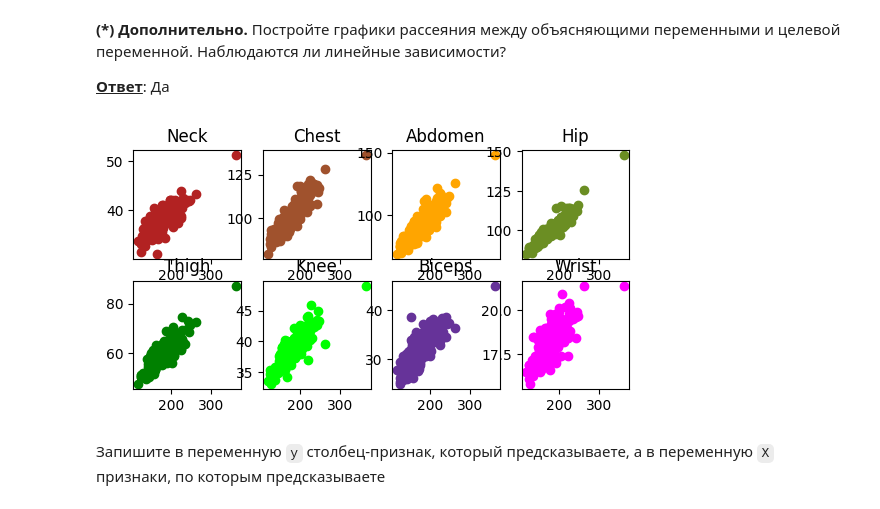
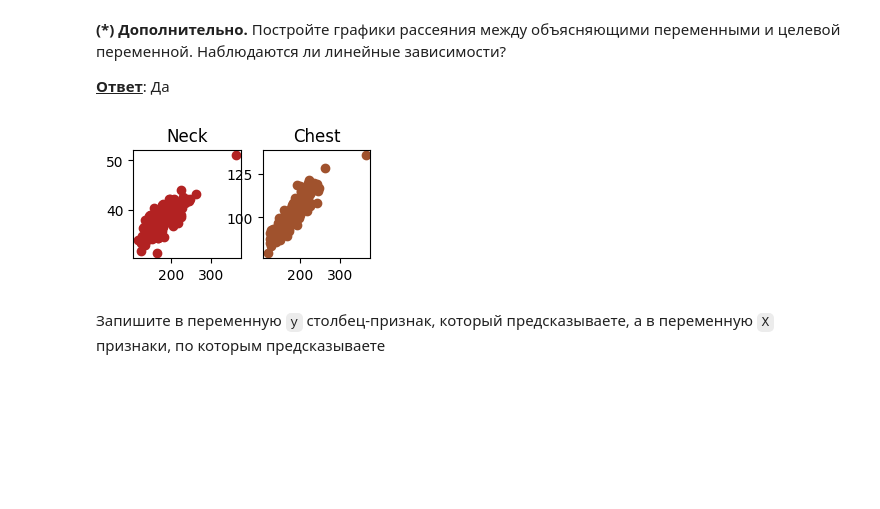
Before and after one commit to SayNoToMustache/sber_hw_bmla, a Jupyter notebook: 1_Практическая_Линейные_модели.ipynb, the cells around one changed output. Saved outputs shown, nothing was run; the diff lists cells and outputs as text; code cells hidden in the pictures; blank space fills up the shorter version.

```diff
--- a/1_Практическая_Линейные_модели.ipynb
+++ b/1_Практическая_Линейные_модели.ipynb
@@ -152,35 +152,35 @@ Abdomen - со всеми кроме Age, Ankle,Biceps, Forearm, Wrist
 # %%
 ### ЗДЕСЬ ВАШ КОД ¯\_(ツ)_/¯
 
-cols =  ['Neck', 'Chest', 'Abdomen', 'Hip', 'Thigh', 'Knee', 'Biceps', 'Wrist']# список из столбцов - объясняющих переменных
+cols =  ['Neck', 'Chest'] #, 'Abdomen', 'Hip', 'Thigh', 'Knee', 'Biceps', 'Wrist']# список из столбцов - объясняющих переменных
 X = df[cols] # отбираем нужные столбцы из исходного датафрейма
 plt.subplot(3, 4, 1)
 plt.scatter(df['Weight'], X['Neck'], c = 'firebrick')
 plt.title('Neck')
 plt.subplot(3, 4, 2)
 plt.scatter(df['Weight'], X['Chest'], c = 'sienna')
 plt.title('Chest')
-plt.subplot(3, 4, 3)
+'''plt.subplot(3, 4, 3)
 plt.scatter(df['Weight'], X['Abdomen'], c = 'orange')
 plt.title('Abdomen')
 plt.subplot(3, 4, 4)
 plt.scatter(df['Weight'], X['Hip'], c = 'olivedrab')
 plt.title('Hip')
 plt.subplot(3, 4, 5)
 plt.scatter(df['Weight'], X['Thigh'], c = 'green')
 plt.title('Thigh')
 plt.subplot(3, 4, 6)
 plt.scatter(df['Weight'], X['Knee'], c = 'lime')
 plt.title('Knee')
 plt.subplot(3, 4, 7)
 plt.scatter(df['Weight'], X['Biceps'], c = 'rebeccapurple')
 plt.title('Biceps')
 plt.subplot(3, 4, 8)
 plt.scatter(df['Weight'], X['Wrist'], c = 'fuchsia')
-plt.title('Wrist')
+plt.title('Wrist')'''
 plt.show()
 # %% [output]
-[figure, old version]
+[figure, new version]
 # %% [markdown]
 Запишите в переменную `y` столбец-признак, который предсказываете, а в переменную `X` признаки, по которым предсказываете
 # %%
```
Also changed, not shown: parts of 8 cells of this notebook.
